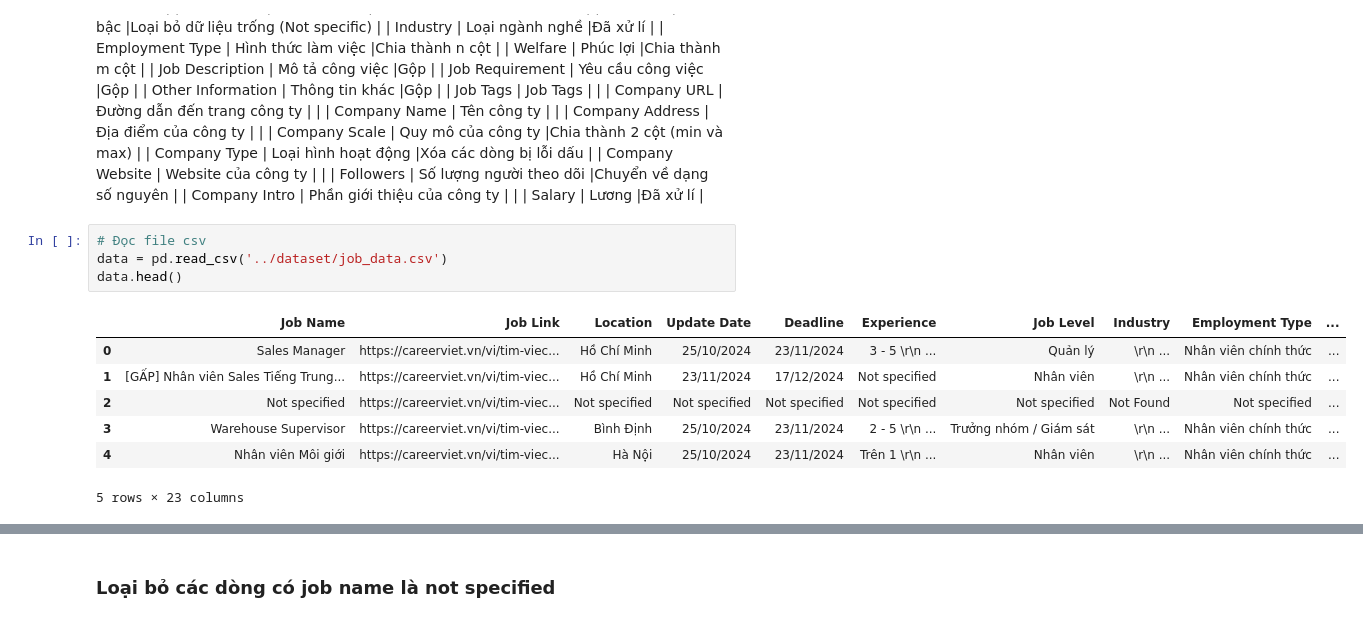
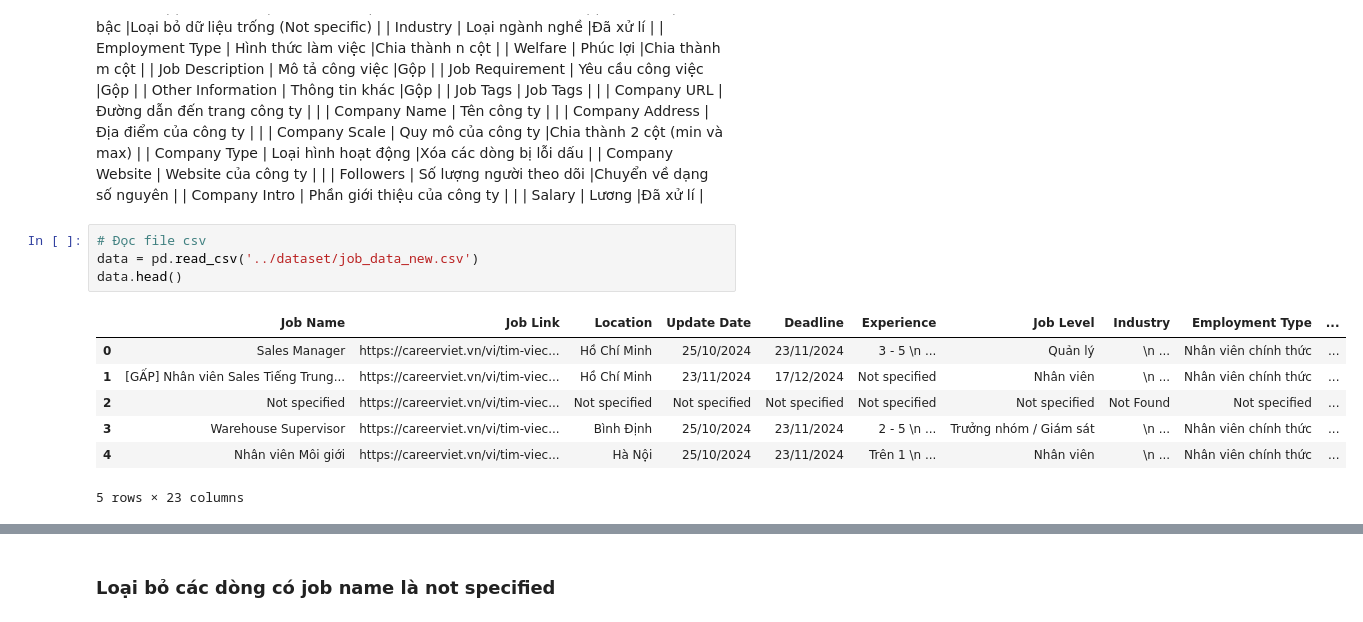
Before and after one commit to Dzivilord/carrerModeling, a Jupyter notebook: ExporingData/ExploringData.ipynb, the cells around one changed output, grey strips where cells are left out. Drawn from its saved outputs; the diff is of its cells as text.

```diff
--- a/ExporingData/ExploringData.ipynb
+++ b/ExporingData/ExploringData.ipynb
@@ -81,13 +81,13 @@ Mỗi dòng đại diện cho 1 mẫu dữ liệu.
 | Salary            | Lương                                                         |Đã xử lí                             |
 # %%
 # Đọc file csv
-data = pd.read_csv('../dataset/job_data.csv')
+data = pd.read_csv('../dataset/job_data_new.csv')
 data.head()
 # %% [output]
 |  | Job Name | Job Link | Location | Update Date | Deadline | Experience | Job Level | Industry | Employment Type | ... |
-| 0 | Sales Manager | https://careerviet.vn/vi/tim-viec... | Hồ Chí Minh | 25/10/2024 | 23/11/2024 | 3 - 5 \r\n ... | Quản lý | \r\n ... | Nhân viên chính thức | ... |
-| 1 | [GẤP] Nhân viên Sales Tiếng Trung... | https://careerviet.vn/vi/tim-viec... | Hồ Chí Minh | 23/11/2024 | 17/12/2024 | Not specified | Nhân viên | \r\n ... | Nhân viên chính thức | ... |
+| 0 | Sales Manager | https://careerviet.vn/vi/tim-viec... | Hồ Chí Minh | 25/10/2024 | 23/11/2024 | 3 - 5 \n ... | Quản lý | \n ... | Nhân viên chính thức | ... |
+| 1 | [GẤP] Nhân viên Sales Tiếng Trung... | https://careerviet.vn/vi/tim-viec... | Hồ Chí Minh | 23/11/2024 | 17/12/2024 | Not specified | Nhân viên | \n ... | Nhân viên chính thức | ... |
 | 2 | Not specified | https://careerviet.vn/vi/tim-viec... | Not specified | Not specified | Not specified | Not specified | Not specified | Not Found | Not specified | ... |
-| 3 | Warehouse Supervisor | https://careerviet.vn/vi/tim-viec... | Bình Định | 25/10/2024 | 23/11/2024 | 2 - 5 \r\n ... | Trưởng nhóm / Giám sát | \r\n ... | Nhân viên chính thức | ... |
-| 4 | Nhân viên Môi giới | https://careerviet.vn/vi/tim-viec... | Hà Nội | 25/10/2024 | 23/11/2024 | Trên 1 \r\n ... | Nhân viên | \r\n ... | Nhân viên chính thức | ... |
+| 3 | Warehouse Supervisor | https://careerviet.vn/vi/tim-viec... | Bình Định | 25/10/2024 | 23/11/2024 | 2 - 5 \n ... | Trưởng nhóm / Giám sát | \n ... | Nhân viên chính thức | ... |
+| 4 | Nhân viên Môi giới | https://careerviet.vn/vi/tim-viec... | Hà Nội | 25/10/2024 | 23/11/2024 | Trên 1 \n ... | Nhân viên | \n ... | Nhân viên chính thức | ... |
 5 rows × 23 columns
```
Also changed, not shown: parts of 16 cells of this notebook, 2 other files.
